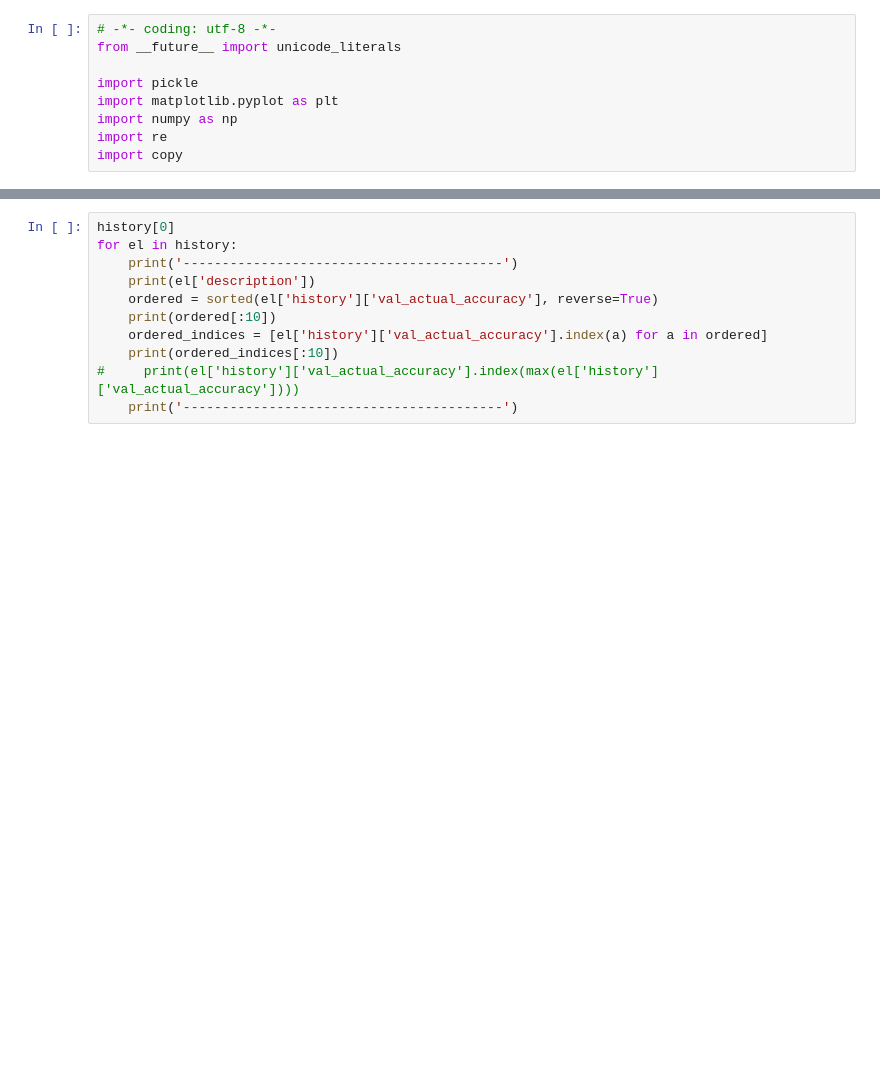
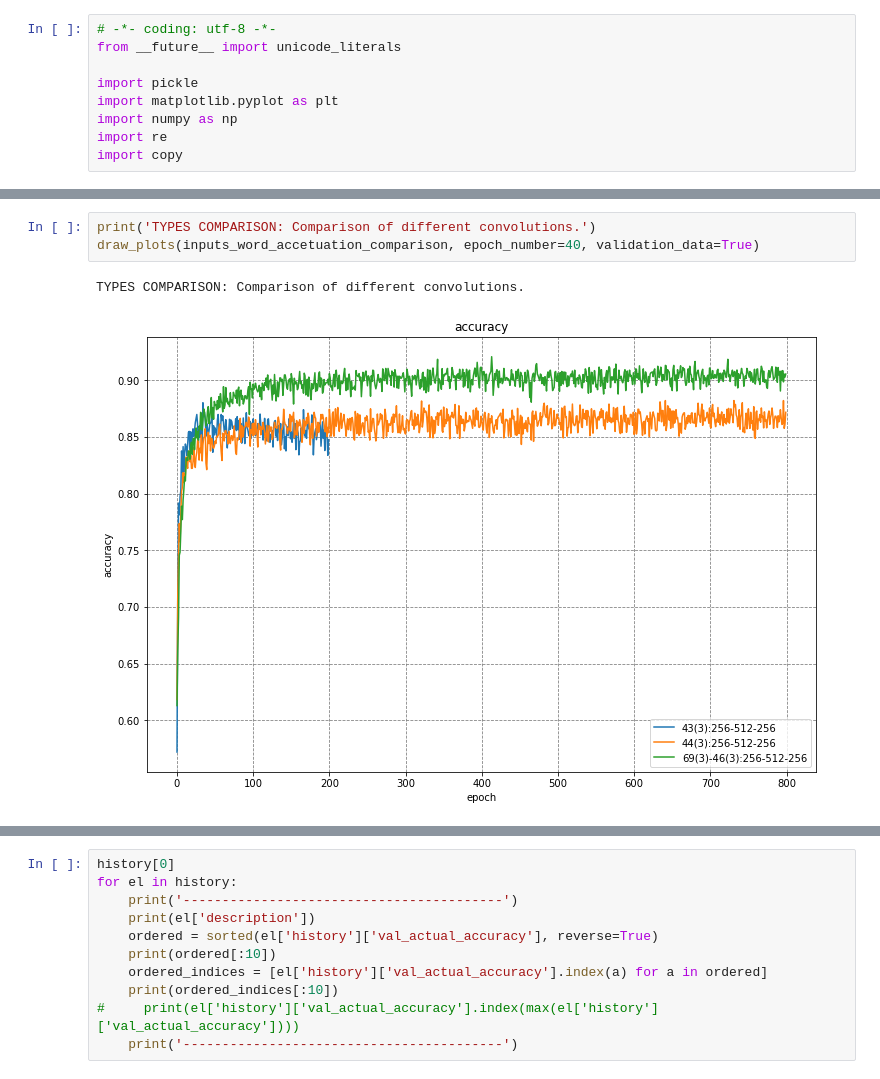
Before and after one commit to lkrsnik/accetuation, a Jupyter notebook: cnn/word_accetuation/cnn_dictionary/results_presentation.ipynb, the cells around one changed output, grey strips where cells are left out. Cells and saved outputs as stored; diff of their text form; blank space fills up the shorter version.

```diff
--- a/cnn/word_accetuation/cnn_dictionary/results_presentation.ipynb
+++ b/cnn/word_accetuation/cnn_dictionary/results_presentation.ipynb
@@ -9,0 +69,6 @@ import copy
+# %%
+print('TYPES COMPARISON: Comparison of different convolutions.')
+draw_plots(inputs_word_accetuation_comparison, epoch_number=40, validation_data=True)
+# %% [output]
+TYPES COMPARISON: Comparison of different convolutions.
+[figure, added]
```
Also changed, not shown: parts of 10 cells of this notebook, 8 other files.
